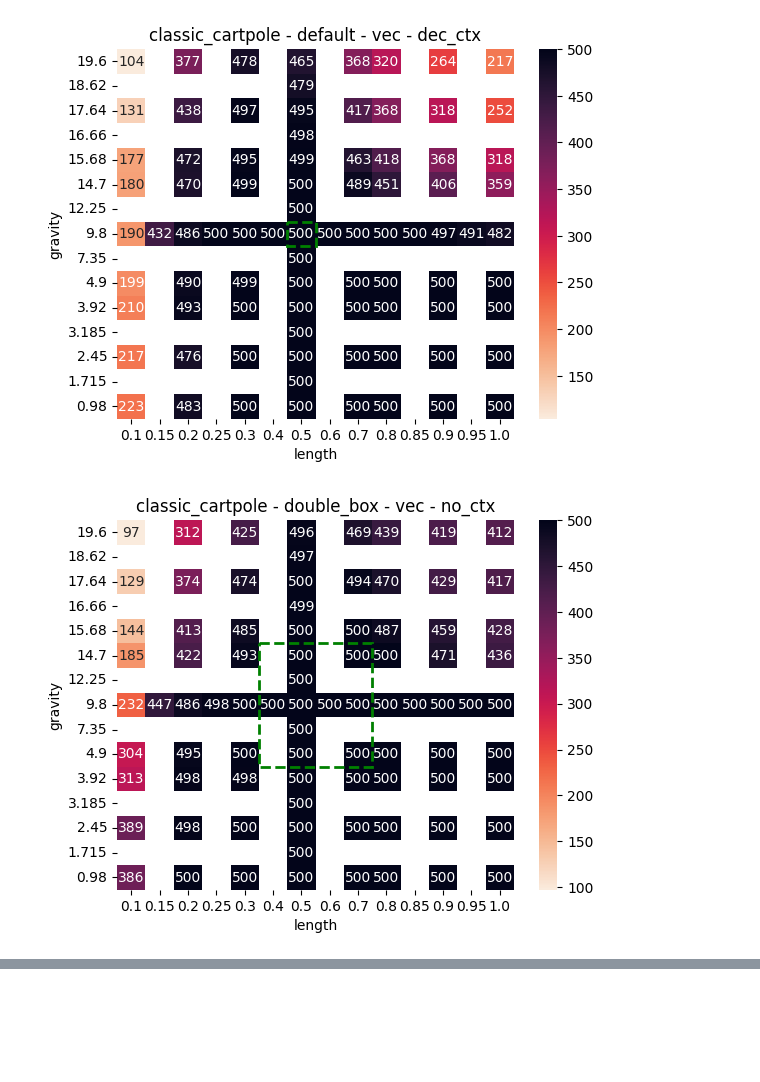
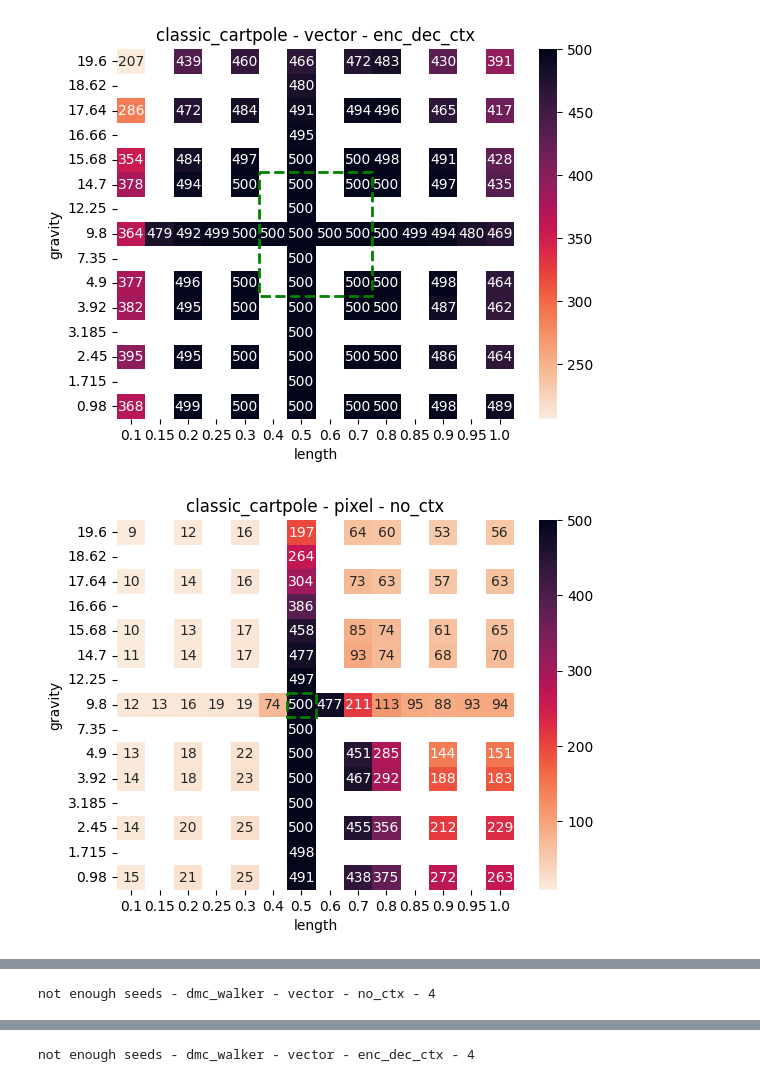
Before and after one commit to sai-prasanna/dreaming_of_many_worlds, a Jupyter notebook: notebooks/001_cartpole_analysis.ipynb, the cells around one changed output, grey strips where cells are left out. Saved outputs shown, nothing was run; the diff lists cells and outputs as text; code cells hidden in the pictures; blank space fills up the shorter version.

Commit message:
Add specific upperbound context envs and analysis

```diff
--- a/notebooks/001_cartpole_analysis.ipynb
+++ b/notebooks/001_cartpole_analysis.ipynb
@@ -0,0 +90,4 @@
+# %%
+best_agent_metrics = get_best_agent_metrics()
+save_dir = Path("./plots/")
+plot_best_agent_metrics(best_agent_metrics, save_dir)
@@ -186,10 +316,11 @@ for task in tasks:
     for train_setting in train_settings:
         for context_id in context_ids:
             for modality in modalities:
-                if task == "dmc_walker":
-                    decode_ctx = [False]
+                if train_setting == "default":
+                    ctx_types = ["no_ctx"]
                 else:
-                    decode_ctx = [True, False]
-                for only_decode_ctx in decode_ctx:
-                    plot_violin_plots(task, train_setting, context_id, modality, save_dir, logdir, only_decode_ctx, "normalized")
+                    ctx_types = ["no_ctx", "enc_dec_ctx"]
+
+                for ctx_type in ctx_types:
+                    compute_regret_single(task, train_setting, context_id, modality, ctx_type, logdir, save_dir, best_agent_metrics, "normalized")
 # %% [output]
@@ -252,13 +387,15 @@ def plot2d(logdir, save_dir, task, modality, train_mode, ctx, exp_suffix):
         exp_path = logdir / f"carl_{task}_{train_mode}_enc_{modality}_ctx_dec_{modality}_{exp_suffix}"
     else:
         exp_path = logdir / f"carl_{task}_{train_mode}_enc_{modality}_dec_{modality}_ctx_{exp_suffix}"
-    modality = "vec" if modality == "obs" else "img"
+    modality = "vector" if modality == "obs" else "pixel"
+    seeds = 0
     experiment = exp_path.name
     for seed_path in exp_path.iterdir():
         seed = int(seed_path.name)
         eval_file = seed_path / "eval.jsonl"
         if not eval_file.exists():
             continue
+        seeds += 1
         with eval_file.open() as f:
             lines = f.readlines()
         lines = [json.loads(line) for line in lines if not json.loads(line)['aggregated_context_metric']]
@@ -281,10 +418,14 @@ def plot2d(logdir, save_dir, task, modality, train_mode, ctx, exp_suffix):
 
     df = pd.DataFrame({ctx_0: x, ctx_1: y, "return": c})
     df = df.pivot(index=ctx_0, columns=ctx_1, values="return")
+
     # sort the rows descending
     df = df.sort_index(ascending=False)
+
+
     # darker colors for higher values, red color map
     ax = sns.heatmap(df, cmap=sns.cm.rocket_r, annot=True, fmt=".0f")
+
 
     h_index_0 = df.index.searchsorted(interpolate_range_0[0], 'left', df.index.argsort())
     h_index_1 = df.index.searchsorted(interpolate_range_0[1], 'right', df.index.argsort())
@@ -293,14 +434,19 @@ def plot2d(logdir, save_dir, task, modality, train_mode, ctx, exp_suffix):
     v_index_1 = df.columns.searchsorted(interpolate_range_1[1], 'right')
 
     ax.add_patch(Rectangle((v_index_0, h_index_0), (v_index_1 - v_index_0), (h_index_1 - h_index_0), fill=False, edgecolor='g', linestyle='--', linewidth=2))
-    plt.title(f"{task} - {train_mode} - {modality} - {ctx}")
+    plt.title(f"{task} - {modality} - {ctx}")
 
-    plt.savefig(save_dir / f"{task}_double_{ctx_0}_{ctx_1}_{train_mode}_{modality}_{ctx}.pdf")
+    plt.savefig(save_dir / f"{task}_{train_mode}_{modality}_{ctx}.pdf")
+
+    if seeds != 5:
+        print(f"not enough seeds - {task} - {modality} - {ctx} - {seeds}")
+
     # clear plt
     plt.pause(0.1)
+    return df
 # %%
 exp_suffix = "normalized"
-tasks = ["classic_cartpole"]
+tasks = ["classic_cartpole", "dmc_walker"]
 modalities = ["obs", "img"]
 train_modes = ["default", "double_box"]
 logdir = Path("../logs")
@@ -309,8 +455,7 @@ save_dir = Path("./plots/")
 for task in tasks:
     for modality in modalities:
         for train_mode in train_modes:
-            for ctx in ["no_ctx", "enc_dec_ctx", "dec_ctx"]:
-                plot2d(logdir, save_dir, task, modality, train_mode, ctx, exp_suffix)
-            if modality == "img" and train_mode == "double_box":
-                plot2d(logdir, save_dir, task, modality, train_mode, "enc_ctx", exp_suffix)
+            plot2d(logdir, save_dir, task, modality, train_mode, "no_ctx", exp_suffix)
+            if train_mode == "double_box":
+                plot2d(logdir, save_dir, task, modality, train_mode, "enc_dec_ctx", exp_suffix)
 # %% [output]
@@ -319,2 +464,2 @@ for task in tasks:
-[figure, old version]
+[figure, new version]
-[figure, old version]
+[figure, new version]
@@ -323,0 +469 @@ for task in tasks:
+not enough seeds - dmc_walker - vector - no_ctx - 4
@@ -324,0 +471 @@ for task in tasks:
+not enough seeds - dmc_walker - vector - enc_dec_ctx - 4
```
Also changed, not shown: parts of 9 cells of this notebook, 6 other files.
